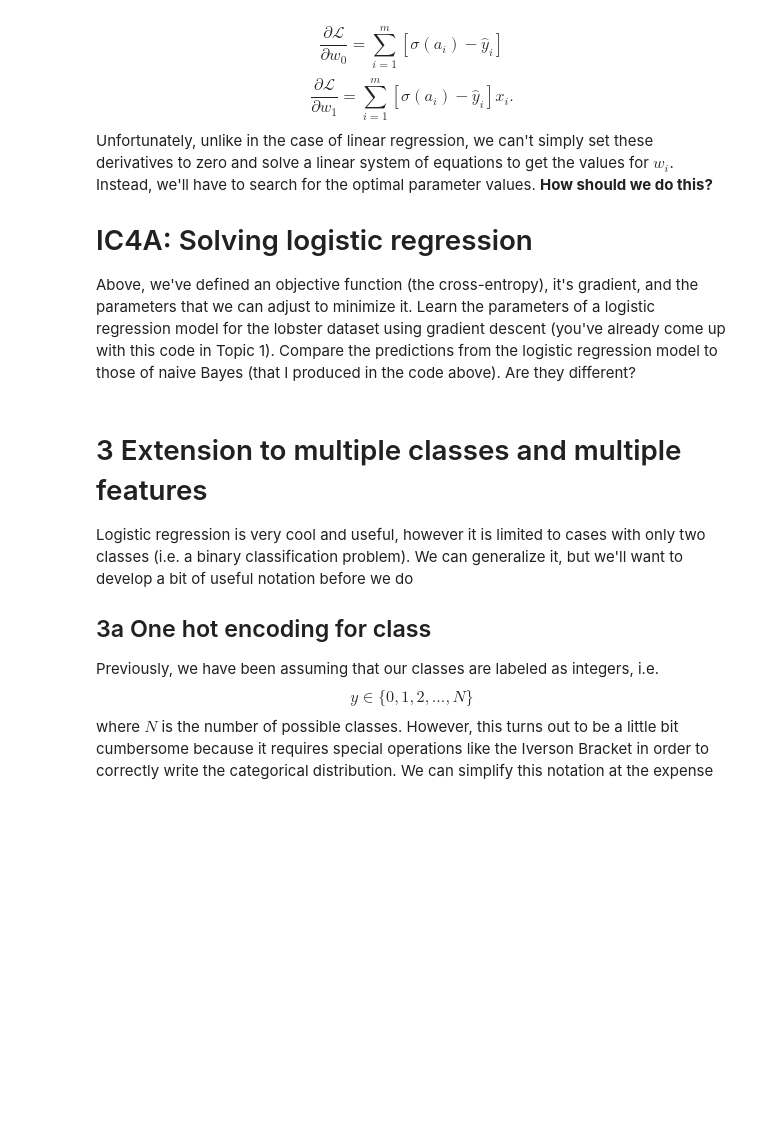
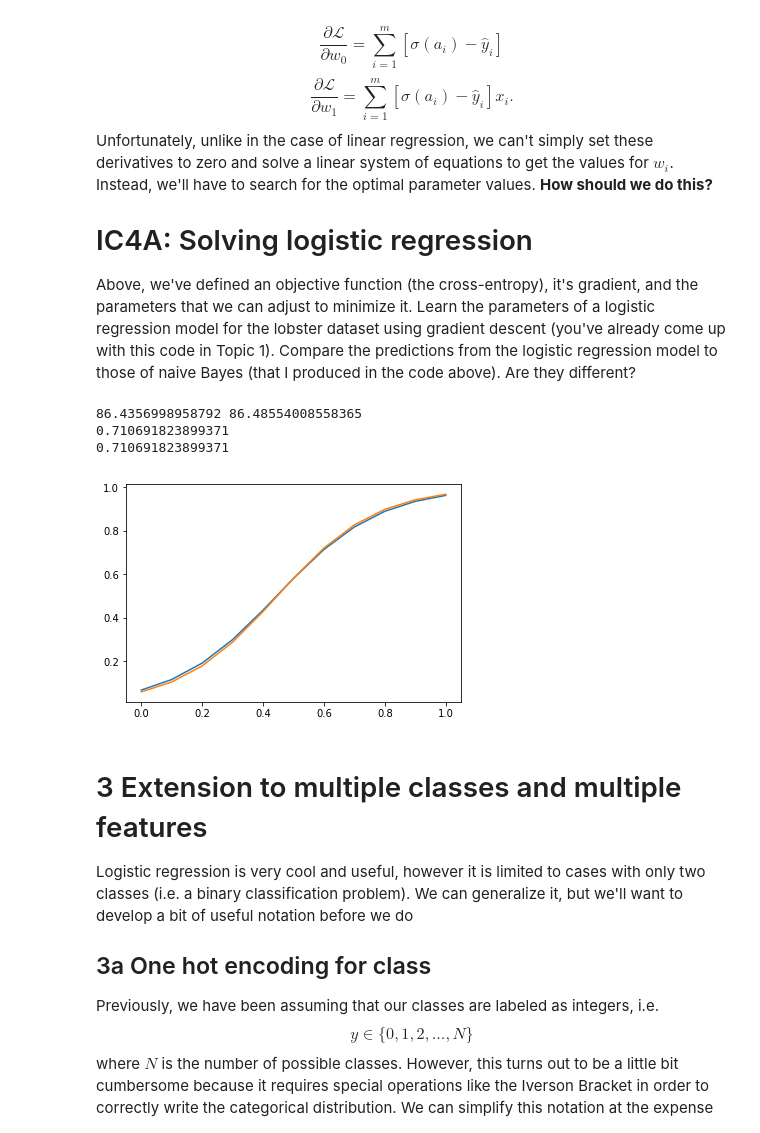
Before and after one commit to UM-CSCI-447-547-Fall-2019/04-softmax-regression, a Jupyter notebook: 04_softmax.ipynb, the cells around one changed output. Drawn from its saved outputs; the diff is of its cells as text; code cells hidden in the pictures; blank space fills up the shorter version.

```diff
--- a/04_softmax.ipynb
+++ b/04_softmax.ipynb
@@ -191,6 +197,43 @@ Unfortunately, unlike in the case of linear regression, we can't simply set thes
 
 # IC4A: Solving logistic regression
 Above, we've defined an objective function (the cross-entropy), it's gradient, and the parameters that we can adjust to minimize it.  Learn the parameters of a logistic regression model for the lobster dataset using gradient descent (you've already come up with this code in Topic 1).  Compare the predictions from the logistic regression model to those of naive Bayes (that I produced in the code above).  Are they different?
+# %%
+def a(w,x):
+    return w[0] + w[1]*x
+
+def sigmoid(a):
+    return 1/(1+np.exp(-a))
+
+def L(y_pred,y_obs):
+    return -np.sum(y_obs*np.log(y_pred) + (1-y_obs)*(np.log(1-y_pred)))
+
+def grad_L(y_pred,y_obs,x):
+    return np.array([np.sum(y_pred - y_obs),np.sum((y_pred-y_obs)*x)])
+
+w = np.array([0.0,0.0])
+eta = 1e-3
+not_converged = True
+for i in range(10000):
+    y_pred = sigmoid(a(w,x))
+    w -= eta*grad_L(y_pred,y,x)
+    #print(L(y_pred,y))
+    # Compute objective function gradient
+    # Update parameters w
+
+y_pred_logistic = sigmoid(a_logistic)
+print(L(y_pred,y),L(y_pred_logistic,y))
+
+print(np.sum(y == (y_pred>0.5))/len(y))
+print(np.sum(y == (y_pred_logistic>0.5))/len(y))
+
+plt.plot(x,y_pred)
+plt.plot(x,sigmoid(a_logistic))
+plt.show()
+# %% [output]
+86.4356998958792 86.48554008558365
+0.710691823899371
+0.710691823899371
+[figure, added]
 # %% [markdown]
 # 3 Extension to multiple classes and multiple features
 Logistic regression is very cool and useful, however it is limited to cases with only two classes (i.e. a binary classification problem).  We can generalize it, but we'll want to develop a bit of useful notation before we do
```
Also changed, not shown: parts of 14 cells of this notebook.
